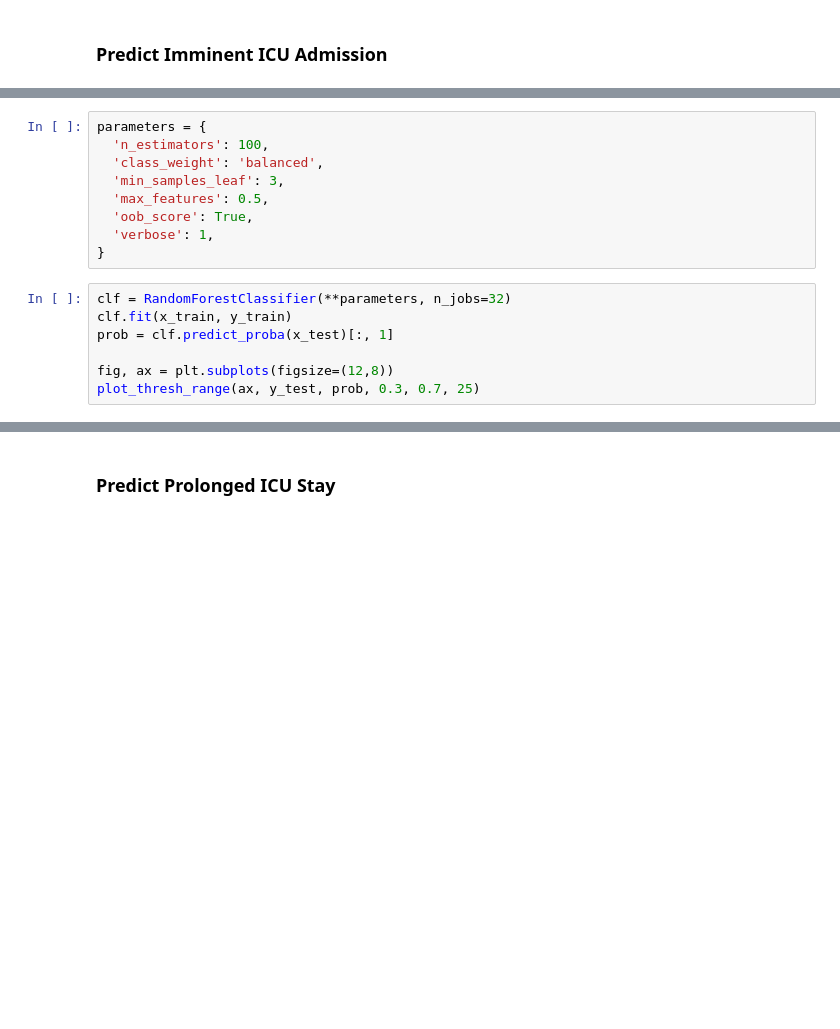
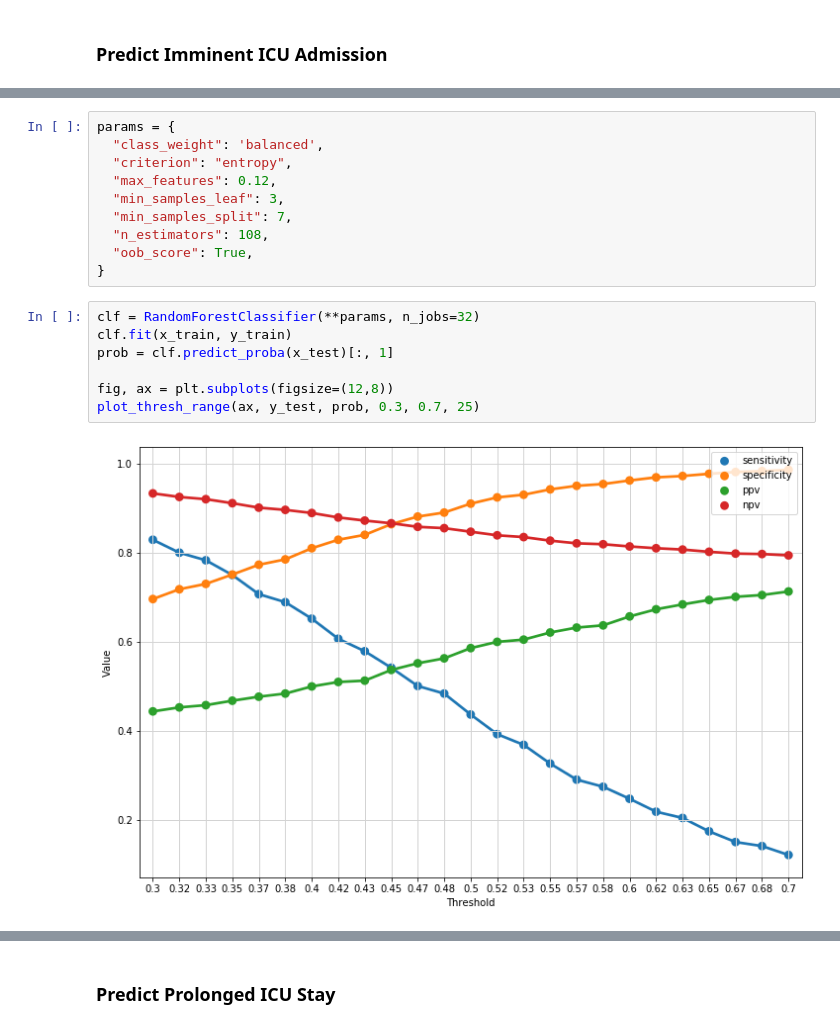
Before and after one commit to sudarshan85/imminent-adm-mimic, a Jupyter notebook: rf/rf_classifier.ipynb, the cells around one changed output, grey strips where cells are left out. Cells and saved outputs as stored; diff of their text form; blank space fills up the shorter version.

```diff
--- a/rf/rf_classifier.ipynb
+++ b/rf/rf_classifier.ipynb
@@ -71,19 +73,22 @@ df.shape, x_train.shape, x_test.shape, y_train.shape, y_test.shape
-# %%
-parameters = {
-  'n_estimators': 100,
-  'class_weight': 'balanced',
-  'min_samples_leaf': 3,
-  'max_features': 0.5,
-  'oob_score': True,
-  'verbose': 1,
-}
+# %%
+params = {
+  "class_weight": 'balanced',
+  "criterion": "entropy",
+  "max_features": 0.12,
+  "min_samples_leaf": 3,
+  "min_samples_split": 7,
+  "n_estimators": 108,
+  "oob_score": True,
+}
 # %%
-clf = RandomForestClassifier(**parameters, n_jobs=32)
+clf = RandomForestClassifier(**params, n_jobs=32)
 clf.fit(x_train, y_train)
 prob = clf.predict_proba(x_test)[:, 1]
 
 fig, ax = plt.subplots(figsize=(12,8))
 plot_thresh_range(ax, y_test, prob, 0.3, 0.7, 25)
+# %% [output]
+[figure, added]
 # %%
 args.imminent_threshold = 0.32
 y_pred = (prob > args.imminent_threshold).astype(np.int64)
```
Also changed, not shown: parts of 4 cells of this notebook, 5 other files.
